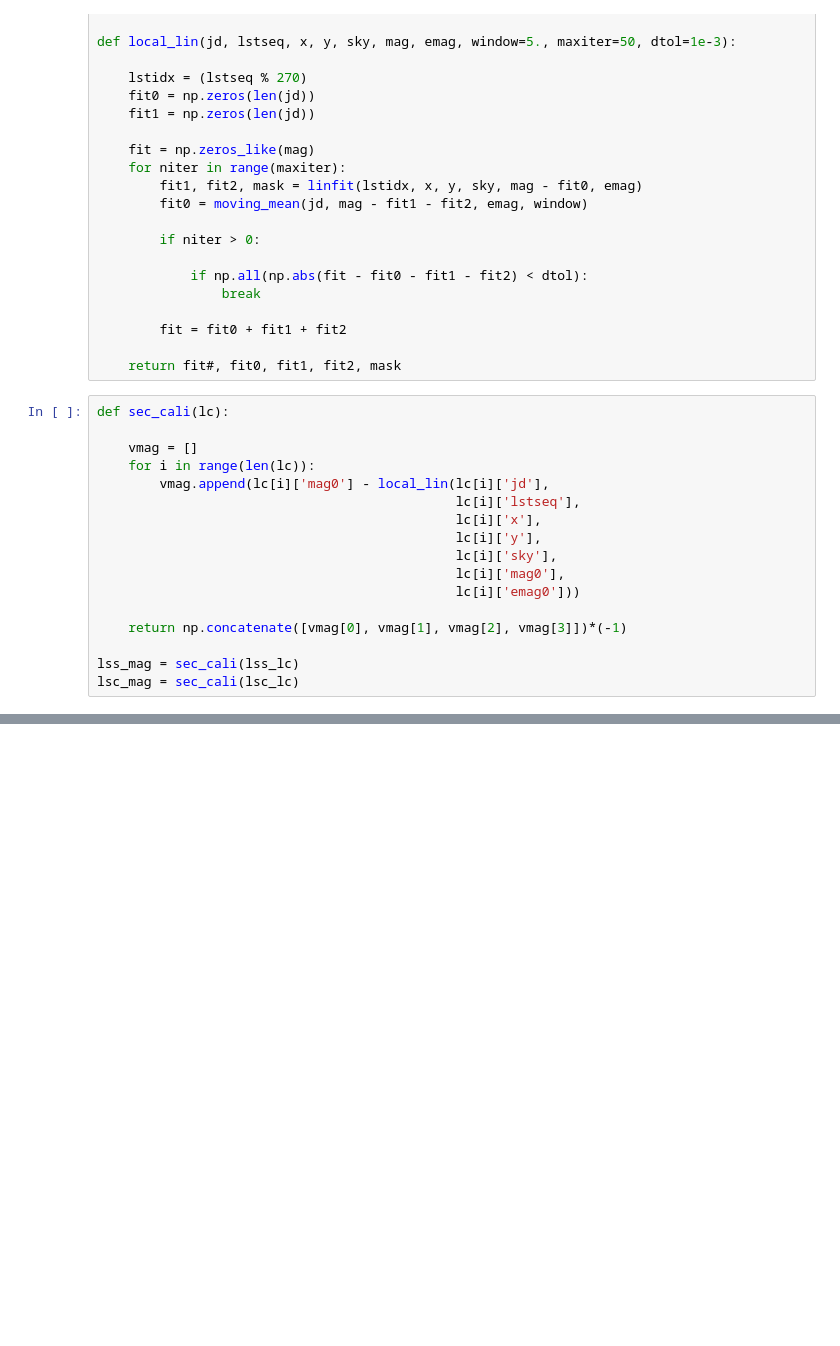
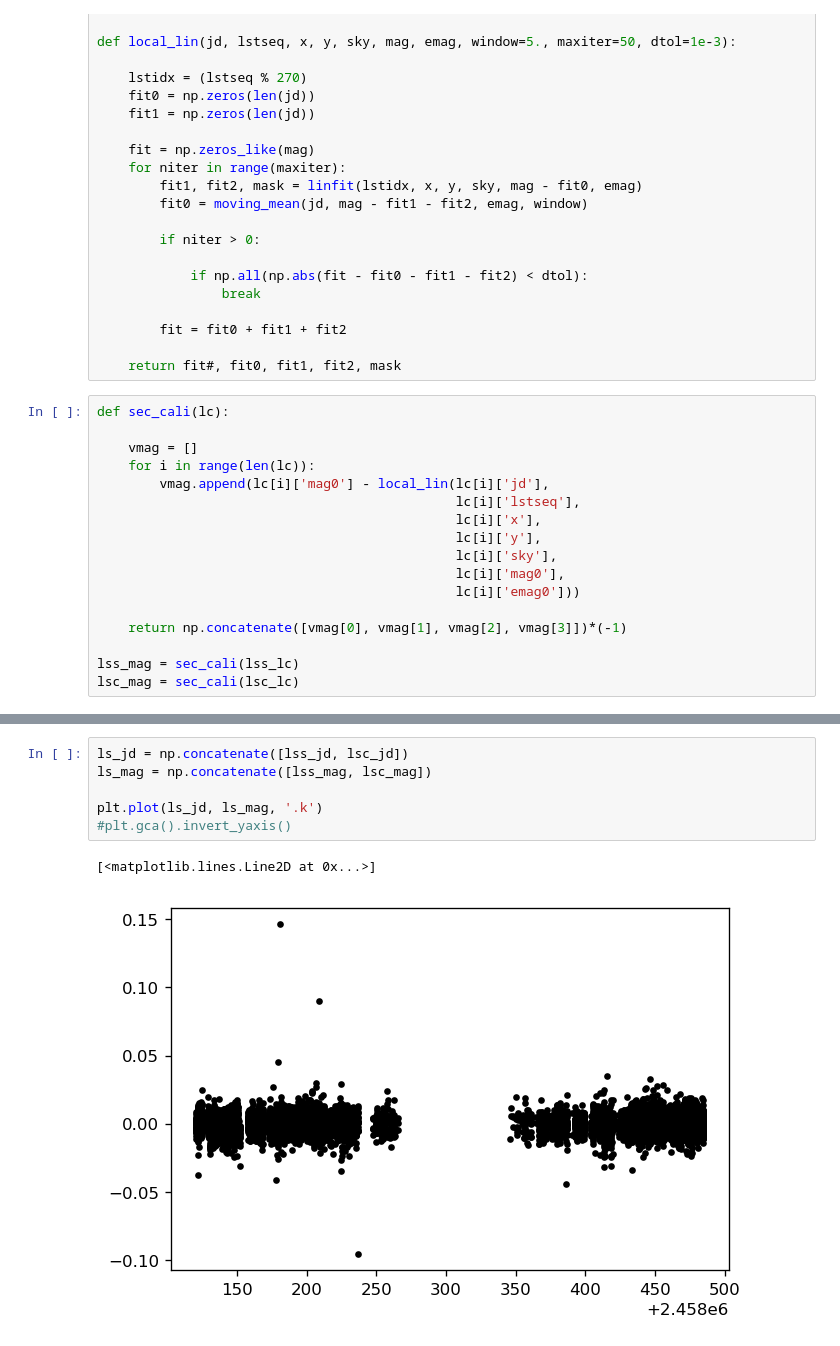
Before and after one commit to ruoyanwangdr/Dectection-of-Bright-Transiting-Exoplanet-with-MASCARA-TESS, a Jupyter notebook: mascara_tess_2017081.ipynb, the cells around one changed output, grey strips where cells are left out. Drawn from its saved outputs; the diff is of its cells as text; blank space fills up the shorter version.

```diff
--- a/mascara_tess_2017081.ipynb
+++ b/mascara_tess_2017081.ipynb
@@ -196,0 +202,9 @@ plt.plot(lsc_jd, trend)
+# %%
+ls_jd = np.concatenate([lss_jd, lsc_jd])
+ls_mag = np.concatenate([lss_mag, lsc_mag])
+
+plt.plot(ls_jd, ls_mag, '.k')
+#plt.gca().invert_yaxis()
+# %% [output]
+[<matplotlib.lines.Line2D at 0x...>]
+[figure, added]
```
Also changed, not shown: parts of 27 cells of this notebook.
